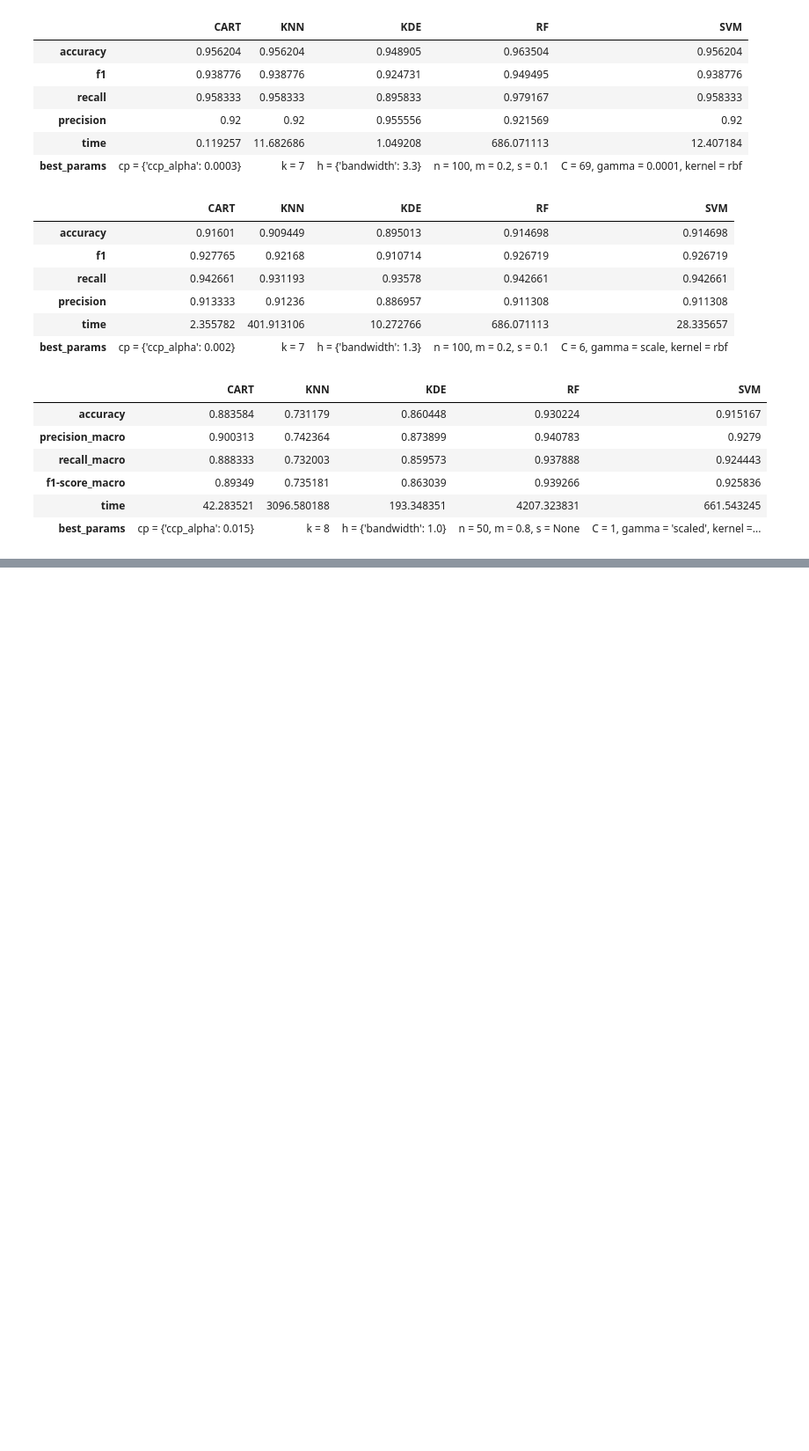
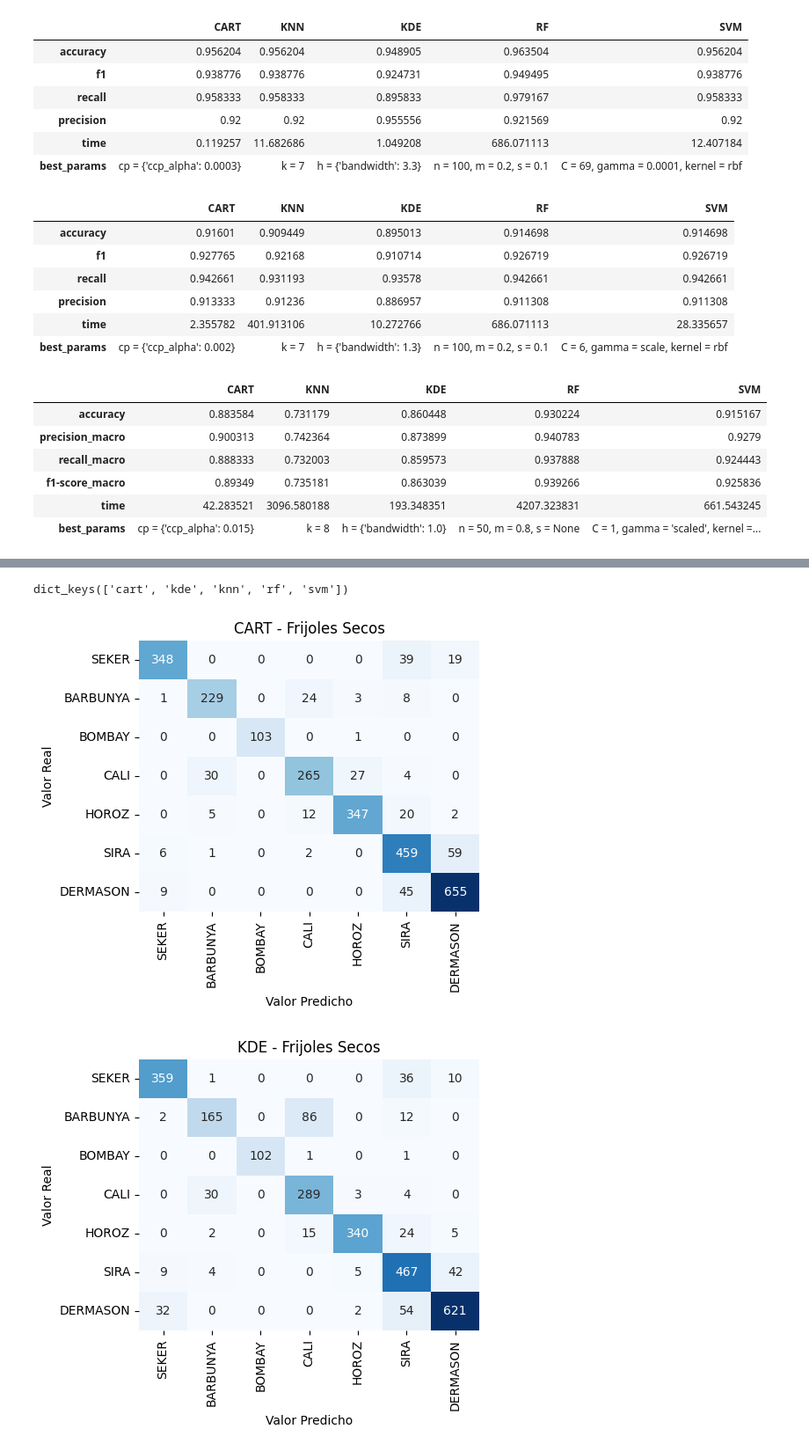
Before and after one commit to feliperussi/rdp_proyeto_2, a Jupyter notebook: Analisis de Resultados.ipynb, the cells around one changed output, grey strips where cells are left out. Shown: that part at 88% size. Drawn from its saved outputs; the diff is of its cells as text; code cells hidden in the pictures; blank space fills up the shorter version.

```diff
--- a/Analisis de Resultados.ipynb
+++ b/Analisis de Resultados.ipynb
@@ -101,0 +141,23 @@ df_dry_bean
+# %%
+def plot_multiclass_confusion_matrix(cm, class_labels, title):
+    plt.figure(figsize=(5, 4))
+    sns.heatmap(cm, annot=True, fmt='d', cmap='Blues', cbar=False, xticklabels=class_labels, yticklabels=class_labels)
+    plt.title(title)
+    plt.xlabel('Valor Predicho')
+    plt.ylabel('Valor Real')
+    plt.show()
+# %%
+dry_bean.keys()
+# %% [output]
+dict_keys(['cart', 'kde', 'knn', 'rf', 'svm'])
+# %%
+class_labels = ['SEKER', 'BARBUNYA', 'BOMBAY', 'CALI', 'HOROZ', 'SIRA', 'DERMASON']
+
+# Plot confussion matrices for breast_cancer
+for key in dry_bean.keys():
+    conf_matrix = np.array(dry_bean[key]['confusion_matrix'])
+    key = key.upper()
+    plot_multiclass_confusion_matrix(conf_matrix, class_labels, f"{key} - Frijoles Secos")
+# %% [output]
+[figure, added]
+[figure, added]
```
Also changed, not shown: parts of 4 cells of this notebook.
